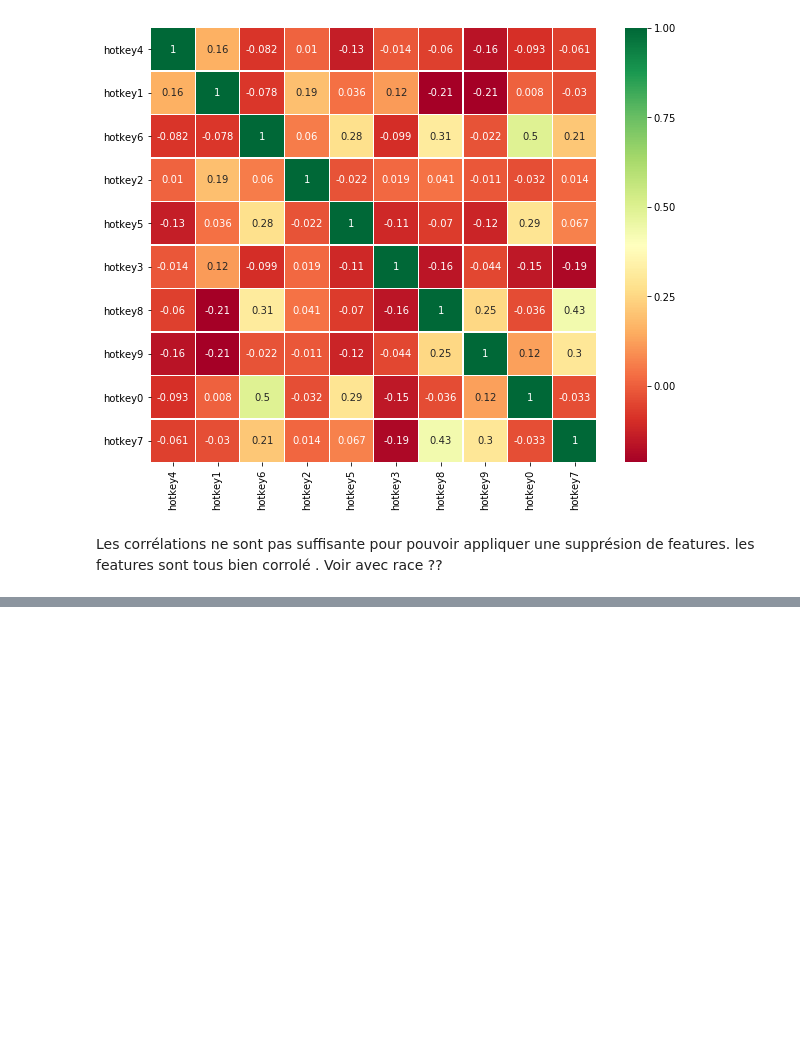
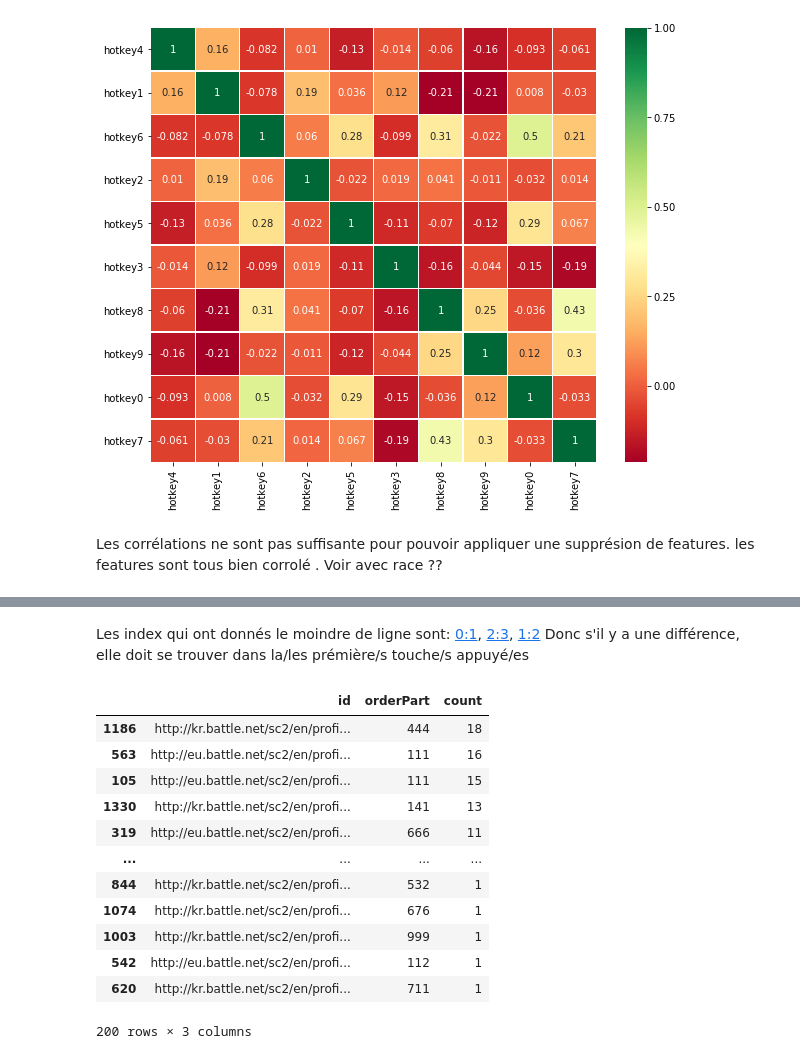
Before and after one commit to AguPereyra/StarcraftDataMiner, a Jupyter notebook: kernel/EDA.ipynb, the cells around one changed output, grey strips where cells are left out. Cells and saved outputs as stored; diff of their text form; code cells hidden in the pictures; blank space fills up the shorter version.

Commit message:
Analyser sequences de touches des joueurs

```diff
--- a/kernel/EDA.ipynb
+++ b/kernel/EDA.ipynb
@@ -191,0 +267,12 @@ Les corrélations ne sont pas suffisante pour pouvoir appliquer une supprésion
+# %%
+idxInit = 0
+idxEnd = 3
+# %%
+df_temp = df.copy(deep=True)
+for i, value in enumerate(df_temp['order']):
+    df_temp.loc[i, ('orderPart')] = '{:<20}'.format(value)[idxInit:idxEnd]
+
+temp_table['range'].append(str(idxInit) + ':' + str(idxEnd))
+temp_table['nmLines'].append(
+    len(df_temp.groupby(['id', 'orderPart'])['orderPart'].count()))
+df_temp.groupby(['id', 'orderPart'])['orderPart'].count()
@@ -191,0 +311,21 @@ Les corrélations ne sont pas suffisante pour pouvoir appliquer une supprésion
+# %% [markdown]
+Les index qui ont donnés le moindre de ligne sont: [0:1](777), [2:3](792), [1:2](809)
+Donc s'il y a une différence, elle doit se trouver dans la/les prémière/s touche/s appuyé/es
+# %%
+#Obtenir les sequences plus frequentes de chaque jouer
+df_max_seq = df_temp.groupby(['id', 'orderPart']).orderPart.count().reset_index(name='count').sort_values('count', ascending=False).drop_duplicates(subset='id', keep='first')
+df_max_seq
+# %% [output]
+|  | id | orderPart | count |
+| 1186 | http://kr.battle.net/sc2/en/profi... | 444 | 18 |
+| 563 | http://eu.battle.net/sc2/en/profi... | 111 | 16 |
+| 105 | http://eu.battle.net/sc2/en/profi... | 111 | 15 |
+| 1330 | http://kr.battle.net/sc2/en/profi... | 141 | 13 |
+| 319 | http://eu.battle.net/sc2/en/profi... | 666 | 11 |
+| ... | ... | ... | ... |
+| 844 | http://kr.battle.net/sc2/en/profi... | 532 | 1 |
+| 1074 | http://kr.battle.net/sc2/en/profi... | 676 | 1 |
+| 1003 | http://kr.battle.net/sc2/en/profi... | 999 | 1 |
+| 542 | http://eu.battle.net/sc2/en/profi... | 112 | 1 |
+| 620 | http://kr.battle.net/sc2/en/profi... | 711 | 1 |
+200 rows × 3 columns
```
Also changed, not shown: parts of 16 cells of this notebook, 3 other files.
